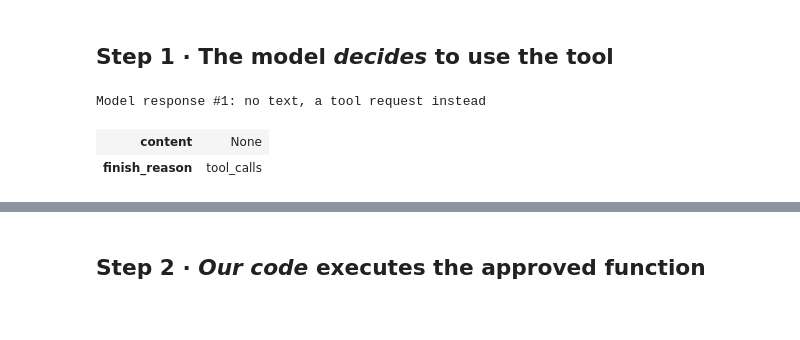
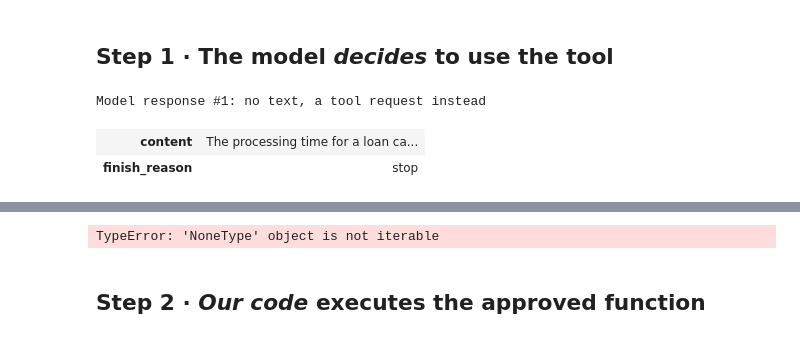
Before and after one commit to contactashish78/agentic-ai-bfsi-openai, a Jupyter notebook: notebooks/02_one_business_tool.ipynb, the cells around one changed output, grey strips where cells are left out. Cells and saved outputs as stored; diff of their text form; code cells hidden in the pictures.

```diff
--- a/notebooks/02_one_business_tool.ipynb
+++ b/notebooks/02_one_business_tool.ipynb
@@ -87,15 +86,15 @@ print_json(TOOLS, title="Tool schema sent to the model")
 # %%
 messages = [
     {"role": "system", "content": SYSTEM_PROMPT},
-    {"role": "user", "content": "Hi, can you tell me where my application LA-1002 stands?"},
+    {"role": "user", "content": "Hi, how much time would it take to process loan ?"},
 ]
 first = client.chat.completions.create(model=MODEL, messages=messages, tools=TOOLS, temperature=0)
 msg = first.choices[0].message
 
 print_html({"content": msg.content, "finish_reason": first.choices[0].finish_reason},
            title="Model response #1: no text, a tool request instead", color="amber")
 print_json([tc.model_dump() for tc in msg.tool_calls], title="tool_calls")
 # %% [output]
 Model response #1: no text, a tool request instead
-| content | None |
-| finish_reason | tool_calls |
+| content | The processing time for a loan ca... |
+| finish_reason | stop |
@@ -103,3 +101,4 @@ Model response #1: no text, a tool request instead
+TypeError: 'NoneType' object is not iterable
 # %% [markdown]
 ## Step 2 · *Our code* executes the approved function
 # %%
```
Also changed, not shown: parts of 3 cells of this notebook, 6 other files.
